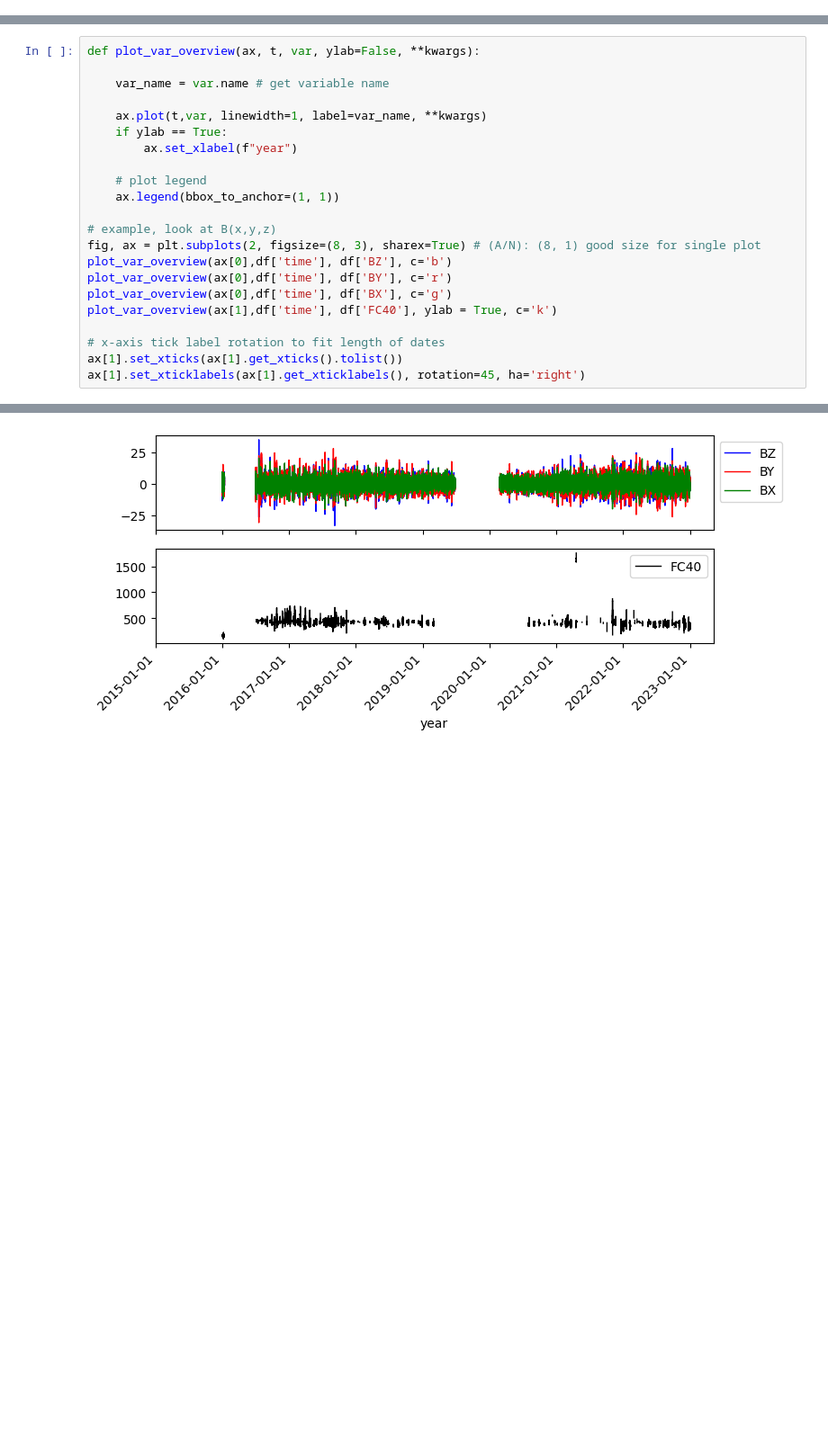
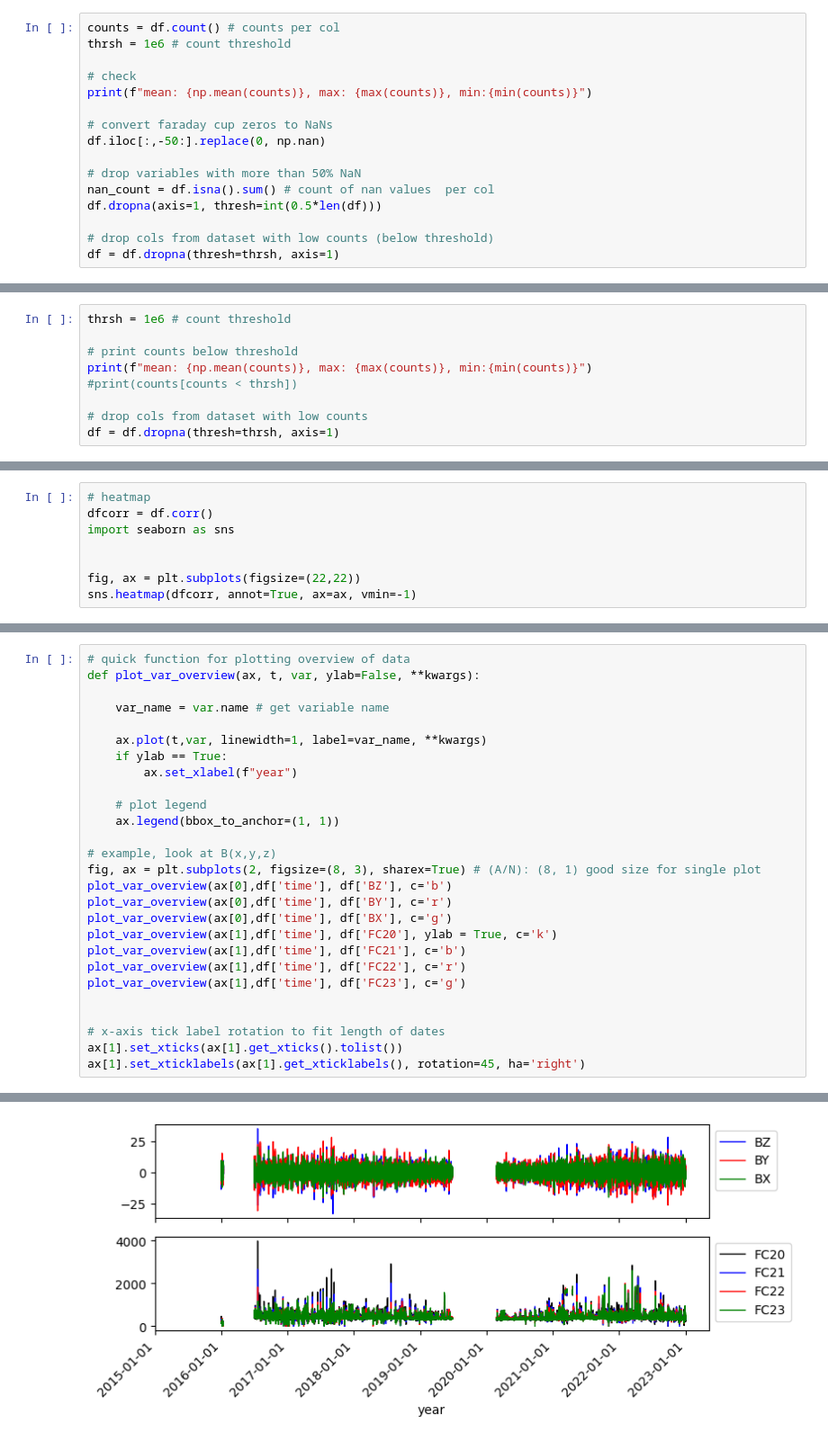
Before and after one commit to briannaisola/nasa-space-apps-2023-magnetocats, a Jupyter notebook: data-overview.ipynb, the cells around one changed output, grey strips where cells are left out. Shown at 90% size. Cells and saved outputs as stored; diff of their text form; blank space fills up the shorter version.

Commit message:
data cleanup and plot tools

```diff
--- a/data-overview.ipynb
+++ b/data-overview.ipynb
@@ -24,0 +38,16 @@ Timestamp('2016-01-01 00:00:00')
+# %%
+counts = df.count() # counts per col
+thrsh = 1e6 # count threshold
+
+# check
+print(f"mean: {np.mean(counts)}, max: {max(counts)}, min:{min(counts)}")
+
+# convert faraday cup zeros to NaNs
+df.iloc[:,-50:].replace(0, np.nan)
+
+# drop variables with more than 50% NaN
+nan_count = df.isna().sum() # count of nan values  per col
+df.dropna(axis=1, thresh=int(0.5*len(df)))
+
+# drop cols from dataset with low counts (below threshold)
+df = df.dropna(thresh=thrsh, axis=1)
@@ -24,0 +70,9 @@ Timestamp('2016-01-01 00:00:00')
+# %%
+thrsh = 1e6 # count threshold
+
+# print counts below threshold
+print(f"mean: {np.mean(counts)}, max: {max(counts)}, min:{min(counts)}")
+#print(counts[counts < thrsh])
+
+# drop cols from dataset with low counts
+df = df.dropna(thresh=thrsh, axis=1)
@@ -24,0 +81,8 @@ Timestamp('2016-01-01 00:00:00')
+# %%
+# heatmap
+dfcorr = df.corr()
+import seaborn as sns
+
+
+fig, ax = plt.subplots(figsize=(22,22))
+sns.heatmap(dfcorr, annot=True, ax=ax, vmin=-1)
@@ -42,33 +117,38 @@ len(df['BZ'])
 # %%
+# quick function for plotting overview of data
 def plot_var_overview(ax, t, var, ylab=False, **kwargs):
 
     var_name = var.name # get variable name
 
     ax.plot(t,var, linewidth=1, label=var_name, **kwargs)
     if ylab == True:
         ax.set_xlabel(f"year")
 
     # plot legend
     ax.legend(bbox_to_anchor=(1, 1))
 
 # example, look at B(x,y,z)
 fig, ax = plt.subplots(2, figsize=(8, 3), sharex=True) # (A/N): (8, 1) good size for single plot
 plot_var_overview(ax[0],df['time'], df['BZ'], c='b')
 plot_var_overview(ax[0],df['time'], df['BY'], c='r')
 plot_var_overview(ax[0],df['time'], df['BX'], c='g')
-plot_var_overview(ax[1],df['time'], df['FC40'], ylab = True, c='k')
+plot_var_overview(ax[1],df['time'], df['FC20'], ylab = True, c='k')
+plot_var_overview(ax[1],df['time'], df['FC21'], c='b')
+plot_var_overview(ax[1],df['time'], df['FC22'], c='r')
+plot_var_overview(ax[1],df['time'], df['FC23'], c='g')
+
 
 # x-axis tick label rotation to fit length of dates
 ax[1].set_xticks(ax[1].get_xticks().tolist())
 ax[1].set_xticklabels(ax[1].get_xticklabels(), rotation=45, ha='right')
 # %% [output]
 [Text(16436.0, 0, '2015-01-01'),
  Text(16801.0, 0, '2016-01-01'),
  Text(17167.0, 0, '2017-01-01'),
  Text(17532.0, 0, '2018-01-01'),
  Text(17897.0, 0, '2019-01-01'),
  Text(18262.0, 0, '2020-01-01'),
  Text(18628.0, 0, '2021-01-01'),
  Text(18993.0, 0, '2022-01-01'),
  Text(19358.0, 0, '2023-01-01')]
-[figure, old version]
+[figure, new version]
```
Also changed, not shown: parts of 10 cells of this notebook.
